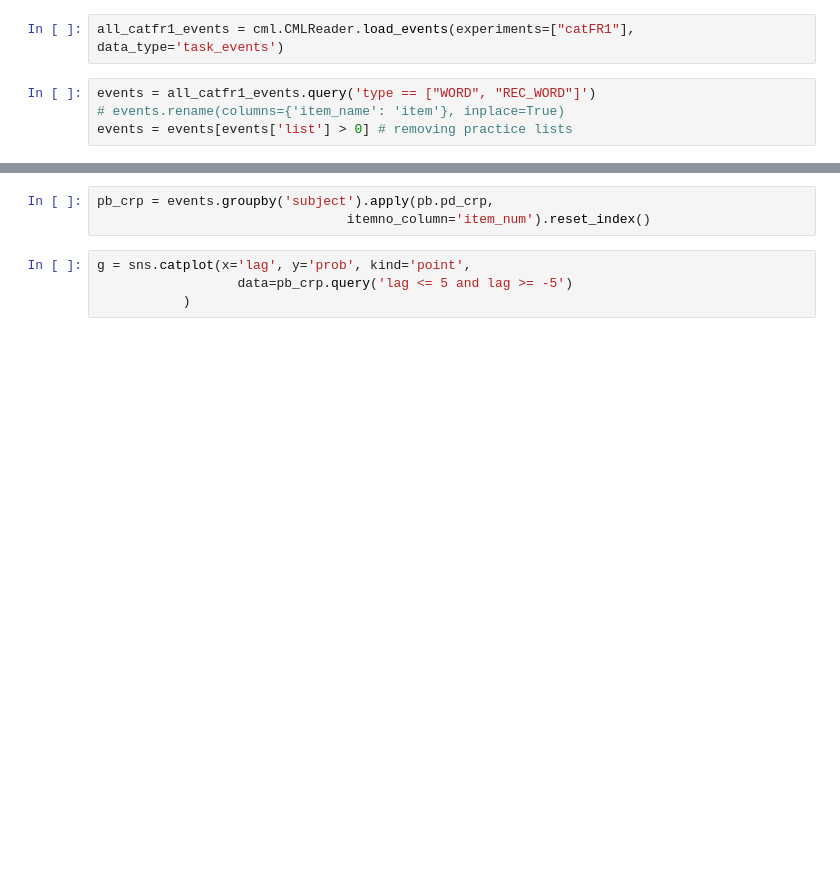
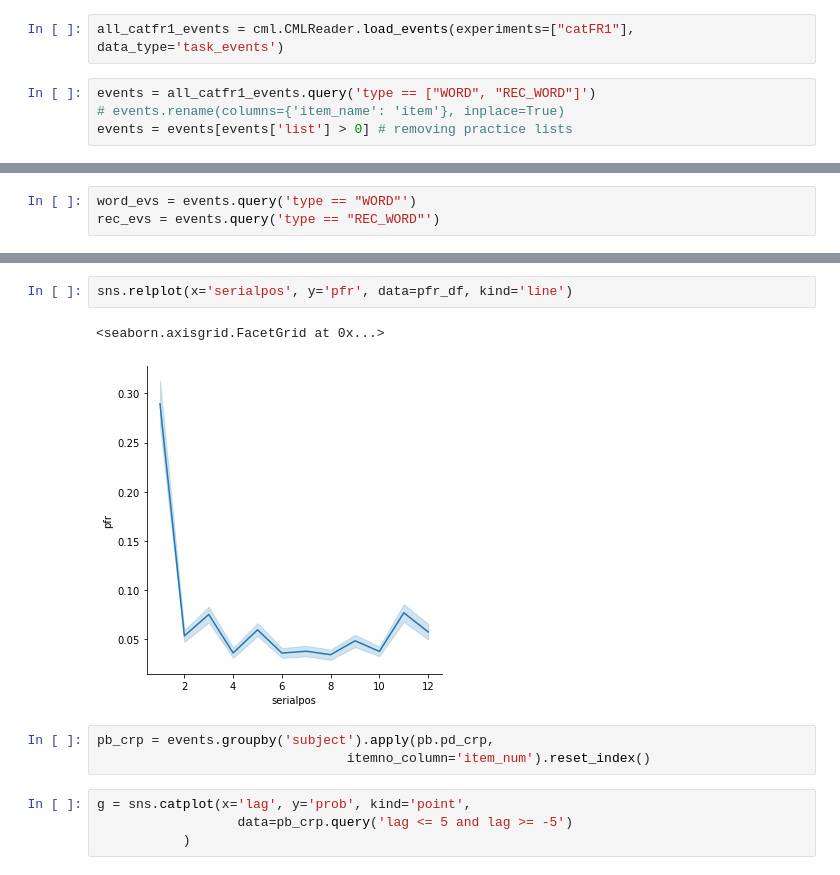
Before and after one commit to pennmem/pybeh_pd, a Jupyter notebook: catFR1_analyses.ipynb, the cells around one changed output, grey strips where cells are left out. Saved outputs shown, nothing was run; the diff lists cells and outputs as text; blank space fills up the shorter version.

```diff
--- a/catFR1_analyses.ipynb
+++ b/catFR1_analyses.ipynb
@@ -36,2 +36,5 @@ bad_subs += joint_evs.query('(recalled == 1 and _merge != "both") or (recalled =
 
 events.query('subject not in @bad_subs', inplace=True)
+# %%
+word_evs = events.query('type == "WORD"')
+rec_evs = events.query('type == "REC_WORD"')
@@ -38,3 +66,8 @@ events.query('subject not in @bad_subs', inplace=True)
+# %%
+sns.relplot(x='serialpos', y='pfr', data=pfr_df, kind='line')
+# %% [output]
+<seaborn.axisgrid.FacetGrid at 0x...>
+[figure, added]
 # %%
 pb_crp = events.groupby('subject').apply(pb.pd_crp,
                                 itemno_column='item_num').reset_index()
```
Also changed, not shown: parts of 4 cells of this notebook, 1 other file.
